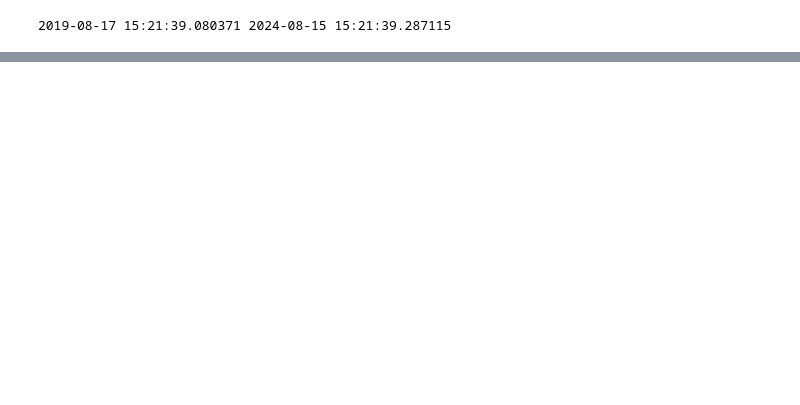
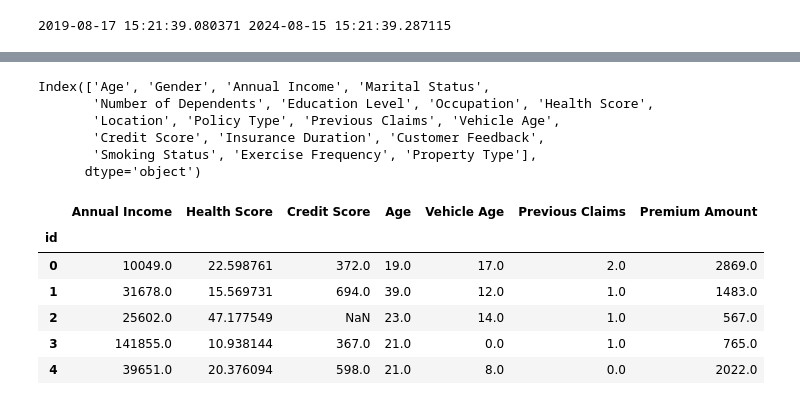
Before and after one commit to spshreya/Data_science_projects, a Jupyter notebook: Regression_Insureance_Dataset.ipynb, the cells around one changed output, grey strips where cells are left out. Cells and saved outputs as stored; diff of their text form; code cells hidden in the pictures; blank space fills up the shorter version.

```diff
--- a/Regression_Insureance_Dataset.ipynb
+++ b/Regression_Insureance_Dataset.ipynb
@@ -223,0 +351,9 @@ print(importance_df)
+# %%
+X.columns
+# %% [output]
+Index(['Age', 'Gender', 'Annual Income', 'Marital Status',
+       'Number of Dependents', 'Education Level', 'Occupation', 'Health Score',
+       'Location', 'Policy Type', 'Previous Claims', 'Vehicle Age',
+       'Credit Score', 'Insurance Duration', 'Customer Feedback',
+       'Smoking Status', 'Exercise Frequency', 'Property Type'],
+      dtype='object')
@@ -223,0 +364,10 @@ print(importance_df)
+# %%
+df_features.head()
+# %% [output]
+|  | Annual Income | Health Score | Credit Score | Age | Vehicle Age | Previous Claims | Premium Amount |
+| id |  |  |  |  |  |  |  |
+| 0 | 10049.0 | 22.598761 | 372.0 | 19.0 | 17.0 | 2.0 | 2869.0 |
+| 1 | 31678.0 | 15.569731 | 694.0 | 39.0 | 12.0 | 1.0 | 1483.0 |
+| 2 | 25602.0 | 47.177549 | NaN | 23.0 | 14.0 | 1.0 | 567.0 |
+| 3 | 141855.0 | 10.938144 | 367.0 | 21.0 | 0.0 | 1.0 | 765.0 |
+| 4 | 39651.0 | 20.376094 | 598.0 | 21.0 | 8.0 | 0.0 | 2022.0 |
```
Also changed, not shown: parts of 29 cells of this notebook.
